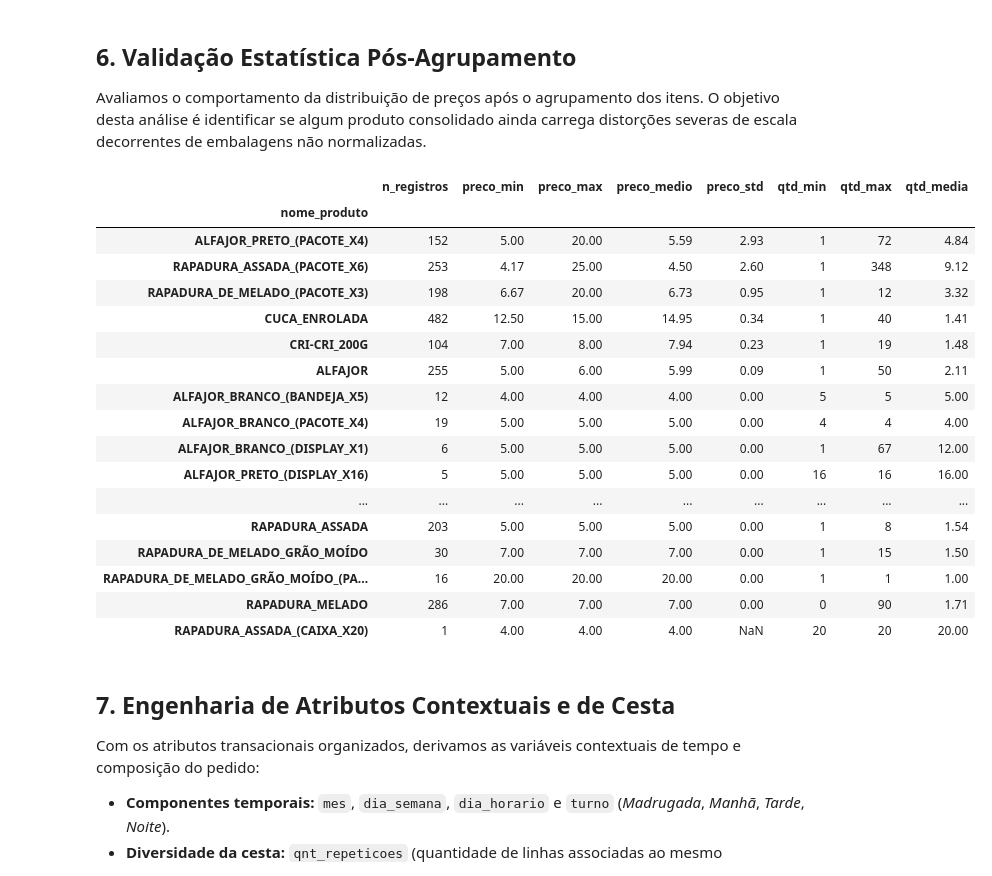
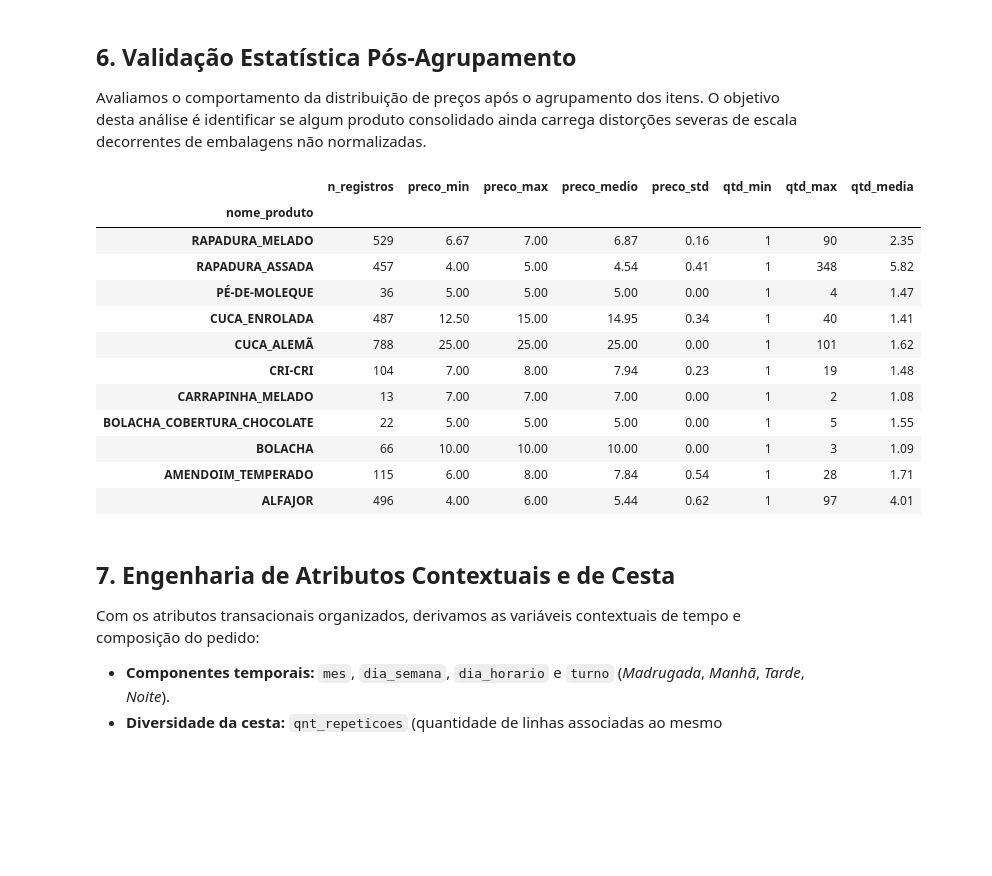
Before and after one commit to SIS-AMF/2026-2_trablho-g1-cd-ai2, a Jupyter notebook: eda_v2.ipynb, the cells around one changed output. Saved outputs shown, nothing was run; the diff lists cells and outputs as text; code cells hidden in the pictures; blank space fills up the shorter version.

```diff
--- a/eda_v2.ipynb
+++ b/eda_v2.ipynb
@@ -77,6 +78,11 @@ df.rename(columns={
     'item_pedido_preco_unitario': 'preco_unitario_item'
 }, inplace=True)
 
+# Saneamento precoce de erro de cadastro do PDV (Pacote x1 -> Pacote x3)
+df['nome_produto'] = df['nome_produto'].replace({
+    'Rapadura de Melado Grão Moído (Pacote x1)': 'Rapadura de Melado Grão Moído (Pacote x3)'
+})
+
 df.head()
 # %% [output]
 |  | pedido_id | valor_final_pedido | pedido_data | pedido_tipo_desconto | pedido_valor_desconto | ... |
@@ -120,0 +136,9 @@ memory usage: 566.8 KB
+# %%
+# 2.1 Identificação e isolamento dos registros com quantidade zerada
+itens_zerados = df[df['quantidade_item'] <= 0]
+print(f"Registros espúrios com quantidade <= 0 identificados: {len(itens_zerados)}")
+display(itens_zerados[['pedido_id', 'evento_nome', 'nome_produto_bruto', 'quantidade_item', 'preco_unitario_item', 'pedido_subtotal']])
+
+# Descarte determinístico: preservação estrita de itens com volume físico efetivo (quantidade > 0)
+df = df[df['quantidade_item'] > 0].copy()
+print(f"Total de registros após saneamento de quantidade: {len(df)}")
@@ -490,18 +533,19 @@ df['quantidade_ajustada'] = df_ajustes_temp['quantidade_ajustada']
 df['preco_unitario_ajustado'] = df_ajustes_temp['preco_unitario_ajustado']
 df['valor_item_ajustado'] = df_ajustes_temp['valor_item_ajustado']
 df['item_total_original'] = df_ajustes_temp['item_total_original']
+df['tipo_escala'] = df_ajustes_temp['tipo_escala']
 
 # 2. Junção com o status de validação do pedido auditado
 if 'status_validacao' in df.columns:
     df.drop(columns=['status_validacao'], inplace=True)
 df = df.merge(df_auditoria_fallback_audit[['pedido_id', 'status_validacao']], on='pedido_id', how='left')
 
-# 3. Definição das grandezas finais resolvidas conforme o status
-mascara_ajuste = (df['status_validacao'] == 'AJUSTADO_PROPORCAO')
+# 3. Definição das grandezas finais resolvidas conforme o status e tipo de escala
+mascara_ajuste = (df['status_validacao'] == 'AJUSTADO_PROPORCAO') | (df['tipo_escala'] == 'PACOTE_FRACIONADO')
 df['quantidade_final'] = np.where(mascara_ajuste, df['quantidade_ajustada'], df['quantidade_item']).astype('int64')
 df['preco_unitario_final'] = np.where(mascara_ajuste, df['preco_unitario_ajustado'], df['preco_unitario_item']).astype('float64')
 df['valor_item_final'] = np.where(mascara_ajuste, df['valor_item_ajustado'], df['item_total_original']).astype('float64')
 
 print(f"Colunas consolidadas no DataFrame principal 'df' com sucesso. Shape: {df.shape}")
-df[['pedido_id', 'nome_produto_bruto', 'status_validacao', 'quantidade_final', 'preco_unitario_final', 'valor_item_final']].head()
+df[['pedido_id', 'nome_produto_bruto', 'status_validacao', 'tipo_escala', 'quantidade_final', 'preco_unitario_final', 'valor_item_final']].head()
 # %% [output]
@@ -609,36 +683,31 @@ Avaliamos o comportamento da distribuição de preços após o agrupamento dos i
 # %%
 # Recálculo das estatísticas para os produtos após o agrupamento utilizando as grandezas finais normalizadas
 resumo_pos_agrupamento = df.groupby('nome_produto').agg(
     n_registros=('pedido_id', 'count'),
     preco_min=('preco_unitario_final', 'min'),
     preco_max=('preco_unitario_final', 'max'),
     preco_medio=('preco_unitario_final', 'mean'),
     preco_std=('preco_unitario_final', 'std'),
     qtd_min=('quantidade_final', 'min'),
     qtd_max=('quantidade_final', 'max'),
     qtd_media=('quantidade_final', 'mean')
-).sort_values(by='preco_std', ascending=False)
+).sort_values(by='nome_produto', ascending=False)
 
 resumo_pos_agrupamento
 # %% [output]
 |  | n_registros | preco_min | preco_max | preco_medio | preco_std | qtd_min | qtd_max | qtd_media |
 | nome_produto |  |  |  |  |  |  |  |  |
-| ALFAJOR_PRETO_(PACOTE_X4) | 152 | 5.00 | 20.00 | 5.59 | 2.93 | 1 | 72 | 4.84 |
-| RAPADURA_ASSADA_(PACOTE_X6) | 253 | 4.17 | 25.00 | 4.50 | 2.60 | 1 | 348 | 9.12 |
-| RAPADURA_DE_MELADO_(PACOTE_X3) | 198 | 6.67 | 20.00 | 6.73 | 0.95 | 1 | 12 | 3.32 |
-| CUCA_ENROLADA | 482 | 12.50 | 15.00 | 14.95 | 0.34 | 1 | 40 | 1.41 |
-| CRI-CRI_200G | 104 | 7.00 | 8.00 | 7.94 | 0.23 | 1 | 19 | 1.48 |
-| ALFAJOR | 255 | 5.00 | 6.00 | 5.99 | 0.09 | 1 | 50 | 2.11 |
-| ALFAJOR_BRANCO_(BANDEJA_X5) | 12 | 4.00 | 4.00 | 4.00 | 0.00 | 5 | 5 | 5.00 |
-| ALFAJOR_BRANCO_(PACOTE_X4) | 19 | 5.00 | 5.00 | 5.00 | 0.00 | 4 | 4 | 4.00 |
-| ALFAJOR_BRANCO_(DISPLAY_X1) | 6 | 5.00 | 5.00 | 5.00 | 0.00 | 1 | 67 | 12.00 |
-| ALFAJOR_PRETO_(DISPLAY_X16) | 5 | 5.00 | 5.00 | 5.00 | 0.00 | 16 | 16 | 16.00 |
-| ... | ... | ... | ... | ... | ... | ... | ... | ... |
-| RAPADURA_ASSADA | 203 | 5.00 | 5.00 | 5.00 | 0.00 | 1 | 8 | 1.54 |
-| RAPADURA_DE_MELADO_GRÃO_MOÍDO | 30 | 7.00 | 7.00 | 7.00 | 0.00 | 1 | 15 | 1.50 |
-| RAPADURA_DE_MELADO_GRÃO_MOÍDO_(PA... | 16 | 20.00 | 20.00 | 20.00 | 0.00 | 1 | 1 | 1.00 |
-| RAPADURA_MELADO | 286 | 7.00 | 7.00 | 7.00 | 0.00 | 0 | 90 | 1.71 |
-| RAPADURA_ASSADA_(CAIXA_X20) | 1 | 4.00 | 4.00 | 4.00 | NaN | 20 | 20 | 20.00 |
+| RAPADURA_MELADO | 529 | 6.67 | 7.00 | 6.87 | 0.16 | 1 | 90 | 2.35 |
+| RAPADURA_ASSADA | 457 | 4.00 | 5.00 | 4.54 | 0.41 | 1 | 348 | 5.82 |
+| PÉ-DE-MOLEQUE | 36 | 5.00 | 5.00 | 5.00 | 0.00 | 1 | 4 | 1.47 |
+| CUCA_ENROLADA | 487 | 12.50 | 15.00 | 14.95 | 0.34 | 1 | 40 | 1.41 |
+| CUCA_ALEMÃ | 788 | 25.00 | 25.00 | 25.00 | 0.00 | 1 | 101 | 1.62 |
+| CRI-CRI | 104 | 7.00 | 8.00 | 7.94 | 0.23 | 1 | 19 | 1.48 |
+| CARRAPINHA_MELADO | 13 | 7.00 | 7.00 | 7.00 | 0.00 | 1 | 2 | 1.08 |
+| BOLACHA_COBERTURA_CHOCOLATE | 22 | 5.00 | 5.00 | 5.00 | 0.00 | 1 | 5 | 1.55 |
+| BOLACHA | 66 | 10.00 | 10.00 | 10.00 | 0.00 | 1 | 3 | 1.09 |
+| AMENDOIM_TEMPERADO | 115 | 6.00 | 8.00 | 7.84 | 0.54 | 1 | 28 | 1.71 |
+| ALFAJOR | 496 | 4.00 | 6.00 | 5.44 | 0.62 | 1 | 97 | 4.01 |
 # %% [markdown]
 ## 7. Engenharia de Atributos Contextuais e de Cesta
 Com os atributos transacionais organizados, derivamos as variáveis contextuais de tempo e composição do pedido:
```
Also changed, not shown: parts of 13 cells of this notebook, 3 other files.
